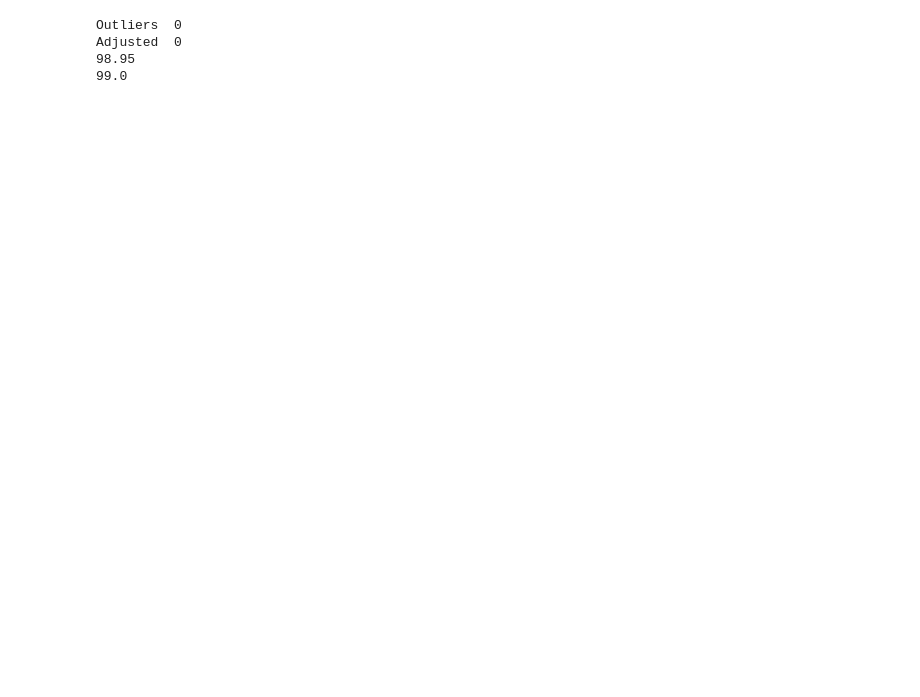
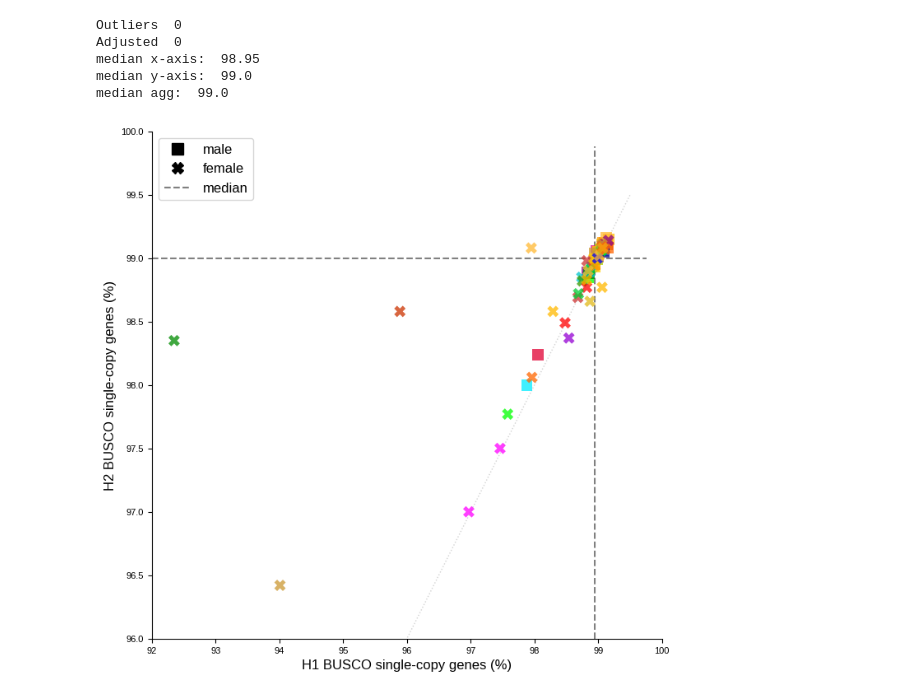
Before and after one commit to core-unit-bioinformatics/project-run-hgsvc-hybrid-assemblies, a Jupyter notebook: notebooks/plotting/main_fig1/plot-busco-scores.ipynb, the cells around one changed output. Cells and saved outputs as stored; diff of their text form; code cells hidden in the pictures; blank space fills up the shorter version.

```diff
--- a/notebooks/plotting/main_fig1/plot-busco-scores.ipynb
+++ b/notebooks/plotting/main_fig1/plot-busco-scores.ipynb
@@ -265,9 +265,12 @@ def plot_busco_restricted_scatter(ax):
         ax.set_ylim(96,100)
 
     median_x = statistics.median(male["x"] + female["x"])
-    print(median_x)
+    print("median x-axis: ", median_x)
     median_y = statistics.median(male["y"] + female["y"])
-    print(median_y)
+    print("median y-axis: ", median_y)
+
+    values_all = male["x"] + female["x"] + male["y"] + female["y"]
+    print("median agg: ", round(statistics.median(values_all), 1))
 
     ax.axhline(median_y, 0, 0.97, zorder=0, color="grey", ls="dashed")
     ax.axvline(median_x, 0, 0.97, zorder=0, color="grey", ls="dashed")
@@ -387,39 +390,42 @@ def plot_busco_barchart(ax):
         rect = patch.Rectangle(
             (-1,74), 132, 0.5,
             zorder=3
         )
         rect.set_facecolor("white")
         rect.set_edgecolor("lightgrey")
 
         ax.add_artist(rect)
 
         ax.annotate(text="", xy=(50, 101), xytext=(90, 101), arrowprops=dict(arrowstyle="<->"), zorder=3)
         ax.text(43, 100.5, s="female", fontdict={"fontsize": 8})
         ax.text(90, 100.5, s="male", fontdict={"fontsize": 8})
         ax.axvline(70.5, 0.9, 1, ls="dashed", lw=2, color="gray")
 
         leg = build_patch_legend([("H1", "skyblue"), ("H2", "dodgerblue")])
         ax.legend(handles=leg, ncol=2, bbox_to_anchor=(0.72, 0.93))
     return ax
 
 
-def create_busco_panel():
+def create_busco_panel(skip_save=False):
 
     fig, ax = plt.subplots(figsize=(8,8))
 
     #ax = plot_busco_scatter(ax)
     ax = plot_busco_restricted_scatter(ax)
-    for ext in DEFAULT_PLOT_EXT:
-        out_path = _MY_OUT_PATH.joinpath(f"fig1_panel_busco.{ext}")
-        save_figure(out_path, fig)
-        # pass
-    plt.close()
+    if not skip_save:
+        for ext in DEFAULT_PLOT_EXT:
+            out_path = _MY_OUT_PATH.joinpath(f"fig1_panel_busco.{ext}")
+            save_figure(out_path, fig)
+            # pass
+        plt.close()
     return plot_busco_restricted_scatter
 
 
-get_busco_panel = create_busco_panel()
+get_busco_panel = create_busco_panel(True)
 # %% [output]
 Outliers  0
 Adjusted  0
-98.95
-99.0
+median x-axis:  98.95
+median y-axis:  99.0
+median agg:  99.0
+[figure, added]
```
Also changed, not shown: 5 other files.
